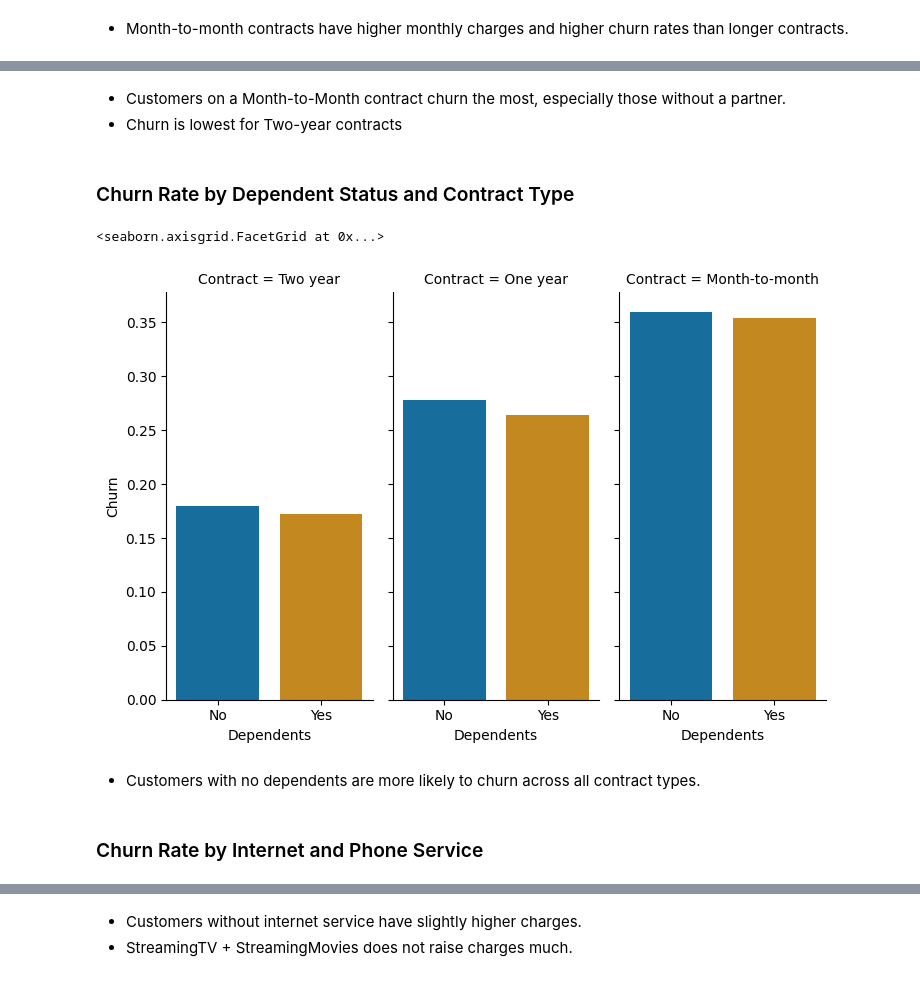
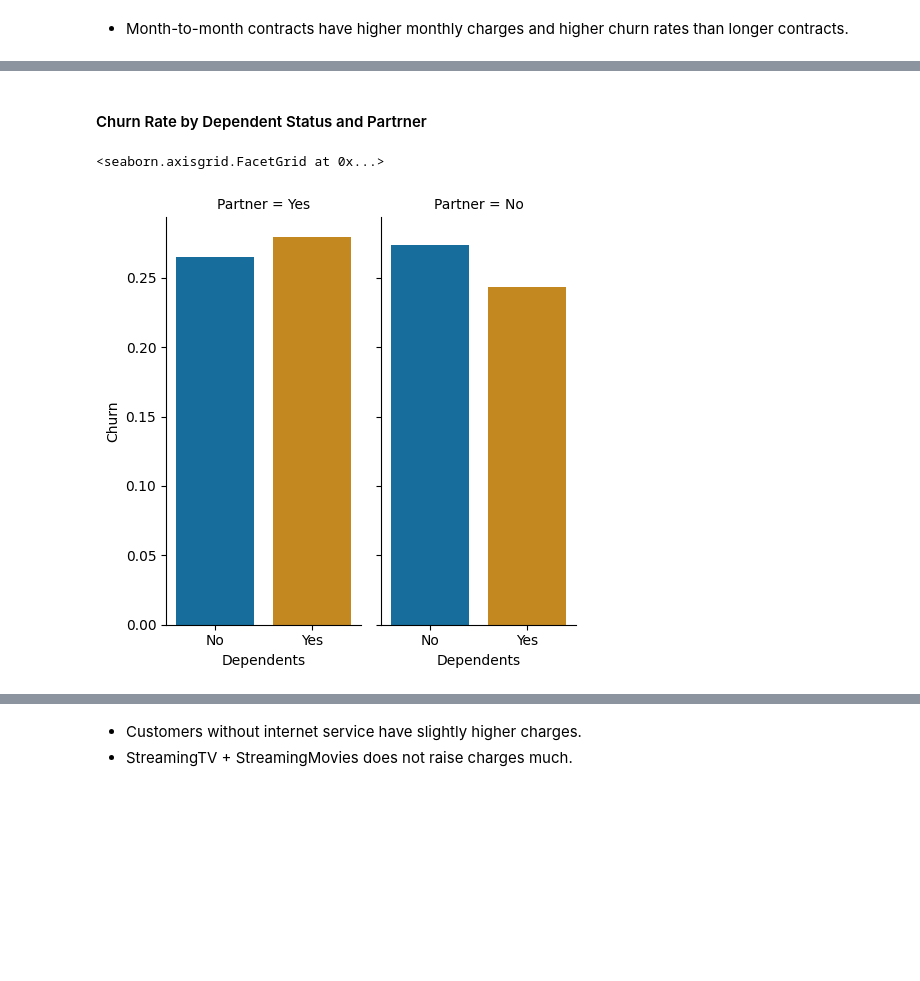
Before and after one commit to Roshani002/SSPL_Practical_Assessment, a Jupyter notebook: main.ipynb, the cells around one changed output, grey strips where cells are left out. Saved outputs shown, nothing was run; the diff lists cells and outputs as text; code cells hidden in the pictures; blank space fills up the shorter version.

```diff
--- a/main.ipynb
+++ b/main.ipynb
@@ -114,3 +132,6 @@ for column in df1.select_dtypes(include=['object']).columns:
+# %%
+# dropping records with 0 tenure
+df1.drop(labels=df1[df1['tenure'] == 0].index, axis=0, inplace=True)
 # %%
 # checking missing values
 df1.isnull().sum()
@@ -414,14 +610,7 @@ sns.catplot(data=df1, x='Partner', y='Churn', col='Contract', kind='bar', ci=Non
-# %% [markdown]
-- Customers on a Month-to-Month contract churn the most, especially those without a partner.
-- Churn is lowest for Two-year contracts
 # %% [markdown]
-### Churn Rate by Dependent Status and Contract Type
+#### Churn Rate by Dependent Status and Partrner
 # %%
-sns.catplot(data=df1, x='Dependents', y='Churn', col='Contract', kind='bar', ci=None, palette="colorblind", aspect=.5)
+sns.catplot(data=df1, x='Dependents', y='Churn', col='Partner', kind='bar', ci=None, palette="colorblind", aspect=.5)
 # %% [output]
 <seaborn.axisgrid.FacetGrid at 0x...>
-[figure, old version]
+[figure, new version]
-# %% [markdown]
-- Customers with no dependents are more likely to churn across all contract types.
-# %% [markdown]
-### Churn Rate by Internet and Phone Service
```
Also changed, not shown: parts of 129 cells of this notebook.
